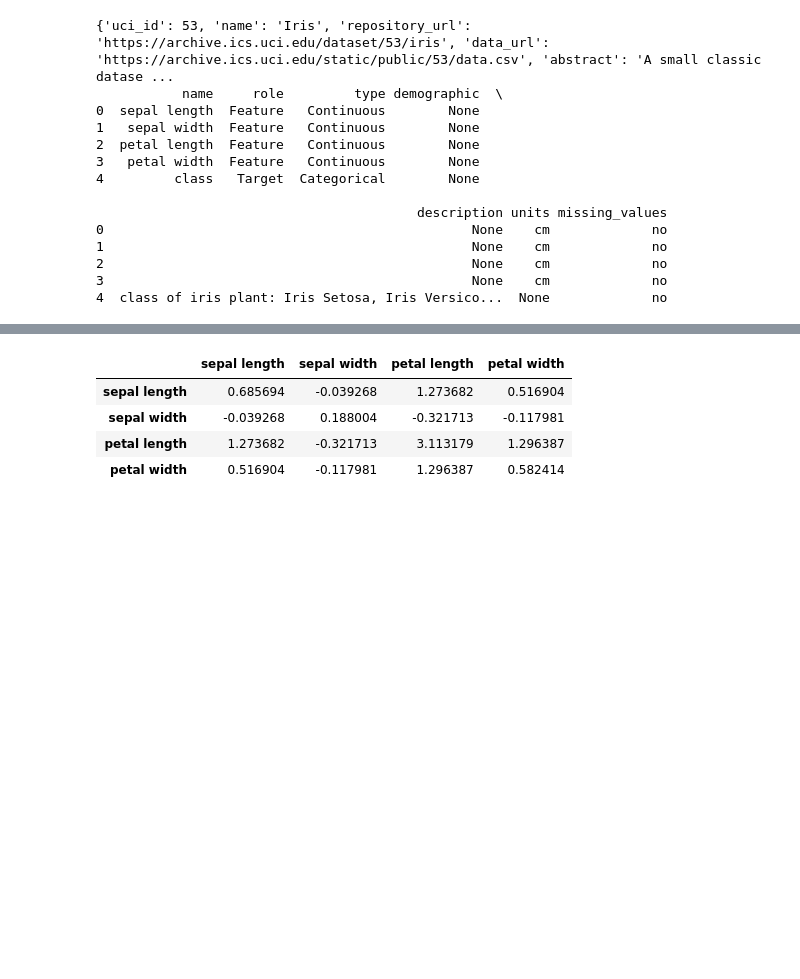
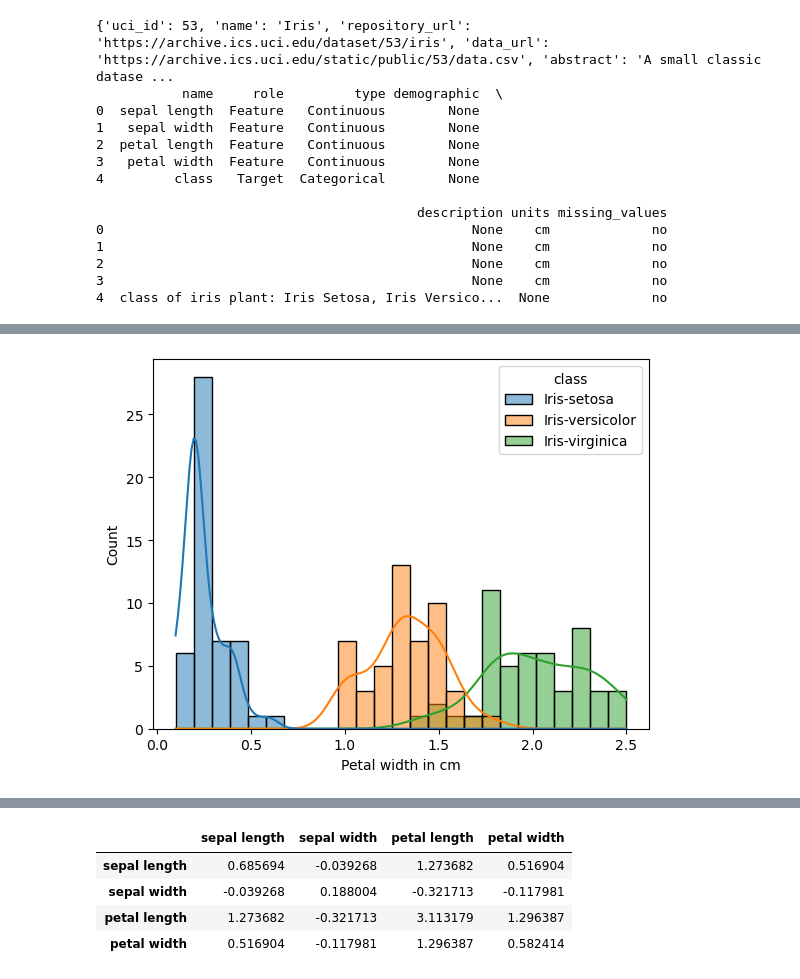
Before and after one commit to lmacakova/pands-project, a Jupyter notebook: iris.ipynb, the cells around one changed output, grey strips where cells are left out. Saved outputs shown, nothing was run; the diff lists cells and outputs as text; code cells hidden in the pictures; blank space fills up the shorter version.

```diff
--- a/iris.ipynb
+++ b/iris.ipynb
@@ -91,0 +120,6 @@ df.features.corr()
+# %%
+sns.histplot(df, x=df['petal width'], hue=df['class'], kde=True, bins=25)
+plt.xlabel('Petal width in cm')
+plt.savefig('petal_width_hist.png')
+# %% [output]
+[figure, added]
```
Also changed, not shown: parts of 18 cells of this notebook, 8 other files.
